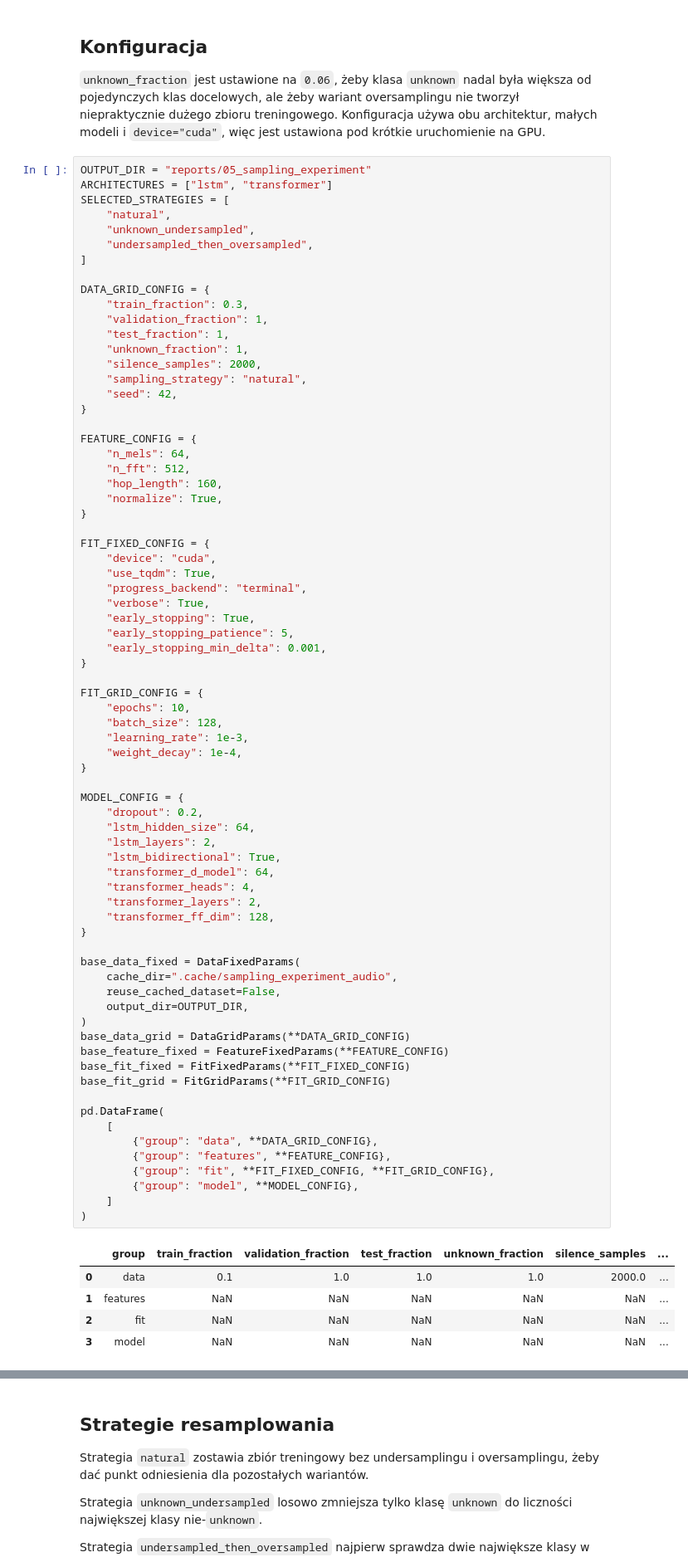
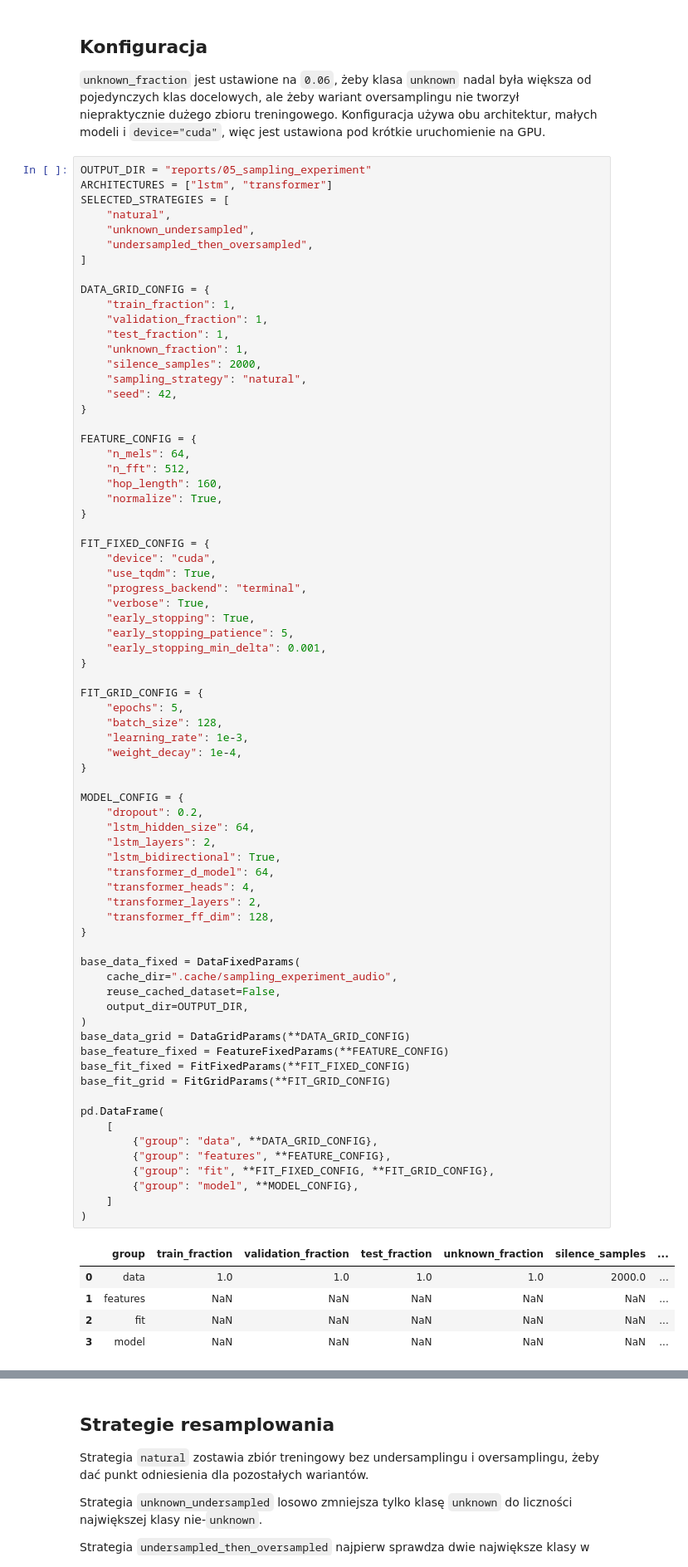
Before and after one commit to Mattioo7/transformers-speech-commands, a Jupyter notebook: 05_sampling_experiment.ipynb, the cells around one changed output, grey strips where cells are left out. Shown at 83% size. Cells and saved outputs as stored; diff of their text form.

```diff
--- a/05_sampling_experiment.ipynb
+++ b/05_sampling_experiment.ipynb
@@ -56,7 +56,7 @@ SELECTED_STRATEGIES = [
 ]
 
 DATA_GRID_CONFIG = {
-    "train_fraction": 0.3,
+    "train_fraction": 1,
     "validation_fraction": 1,
     "test_fraction": 1,
     "unknown_fraction": 1,
@@ -83,7 +83,7 @@ FIT_FIXED_CONFIG = {
 }
 
 FIT_GRID_CONFIG = {
-    "epochs": 10,
+    "epochs": 5,
     "batch_size": 128,
     "learning_rate": 1e-3,
     "weight_decay": 1e-4,
@@ -93,34 +93,34 @@ MODEL_CONFIG = {
     "dropout": 0.2,
     "lstm_hidden_size": 64,
     "lstm_layers": 2,
     "lstm_bidirectional": True,
     "transformer_d_model": 64,
     "transformer_heads": 4,
     "transformer_layers": 2,
     "transformer_ff_dim": 128,
 }
 
 base_data_fixed = DataFixedParams(
     cache_dir=".cache/sampling_experiment_audio",
     reuse_cached_dataset=False,
     output_dir=OUTPUT_DIR,
 )
 base_data_grid = DataGridParams(**DATA_GRID_CONFIG)
 base_feature_fixed = FeatureFixedParams(**FEATURE_CONFIG)
 base_fit_fixed = FitFixedParams(**FIT_FIXED_CONFIG)
 base_fit_grid = FitGridParams(**FIT_GRID_CONFIG)
 
 pd.DataFrame(
     [
         {"group": "data", **DATA_GRID_CONFIG},
         {"group": "features", **FEATURE_CONFIG},
         {"group": "fit", **FIT_FIXED_CONFIG, **FIT_GRID_CONFIG},
         {"group": "model", **MODEL_CONFIG},
     ]
 )
 # %% [output]
 |  | group | train_fraction | validation_fraction | test_fraction | unknown_fraction | silence_samples | ... |
-| 0 | data | 0.1 | 1.0 | 1.0 | 1.0 | 2000.0 | ... |
+| 0 | data | 1.0 | 1.0 | 1.0 | 1.0 | 2000.0 | ... |
 | 1 | features | NaN | NaN | NaN | NaN | NaN | ... |
 | 2 | fit | NaN | NaN | NaN | NaN | NaN | ... |
 | 3 | model | NaN | NaN | NaN | NaN | NaN | ... |
```
Also changed, not shown: parts of 8 cells of this notebook, 3 other files.
